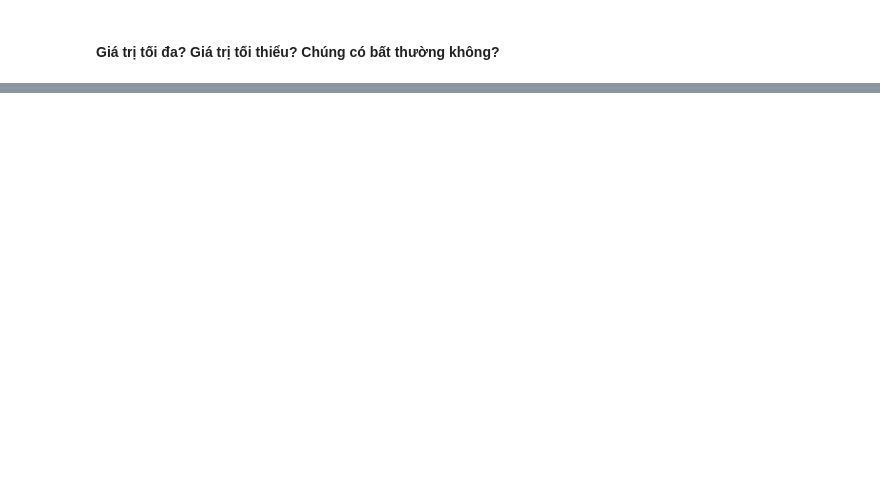
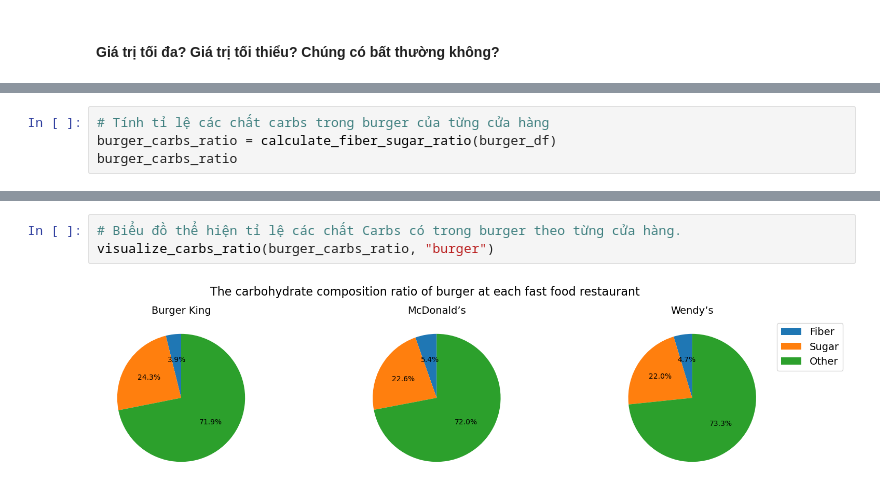
Before and after one commit to pnn03/LTKHDL, a Jupyter notebook: Source.ipynb, the cells around one changed output, grey strips where cells are left out. Saved outputs shown, nothing was run; the diff lists cells and outputs as text; blank space fills up the shorter version.

```diff
--- a/Source.ipynb
+++ b/Source.ipynb
@@ -126,0 +382,4 @@ fastfood_df = fastfood_df.drop_duplicates()
+# %%
+# Tính tỉ lệ các chất carbs trong burger của từng cửa hàng
+burger_carbs_ratio = calculate_fiber_sugar_ratio(burger_df)
+burger_carbs_ratio
@@ -126,0 +417,5 @@ fastfood_df = fastfood_df.drop_duplicates()
+# %%
+# Biểu đồ thể hiện tỉ lệ các chất Carbs có trong burger theo từng cửa hàng.
+visualize_carbs_ratio(burger_carbs_ratio, "burger")
+# %% [output]
+[figure, added]
```
Also changed, not shown: parts of 51 cells of this notebook.
